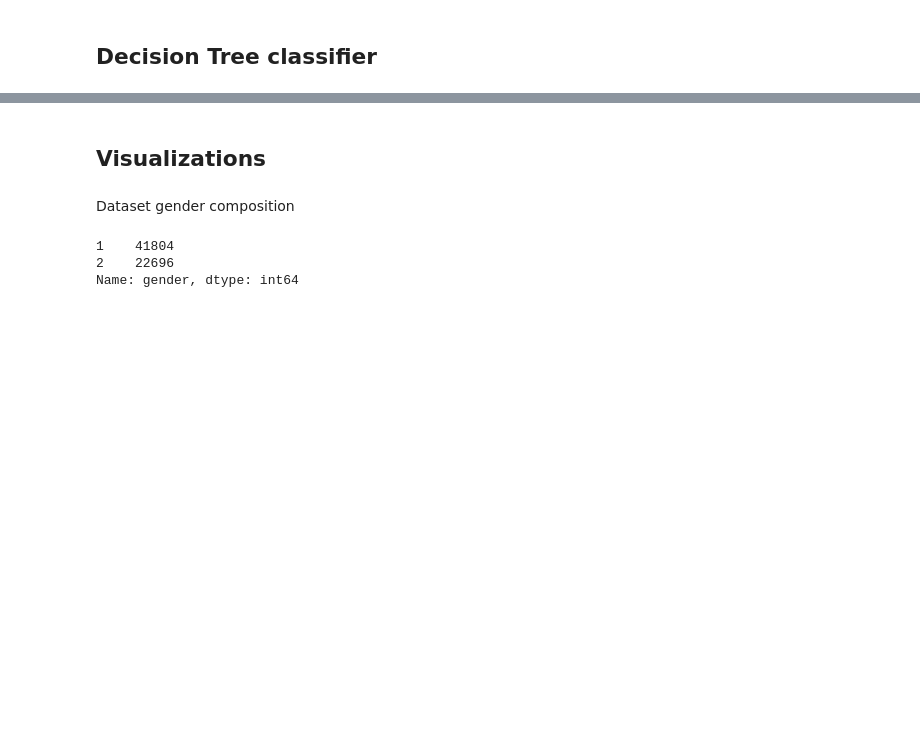
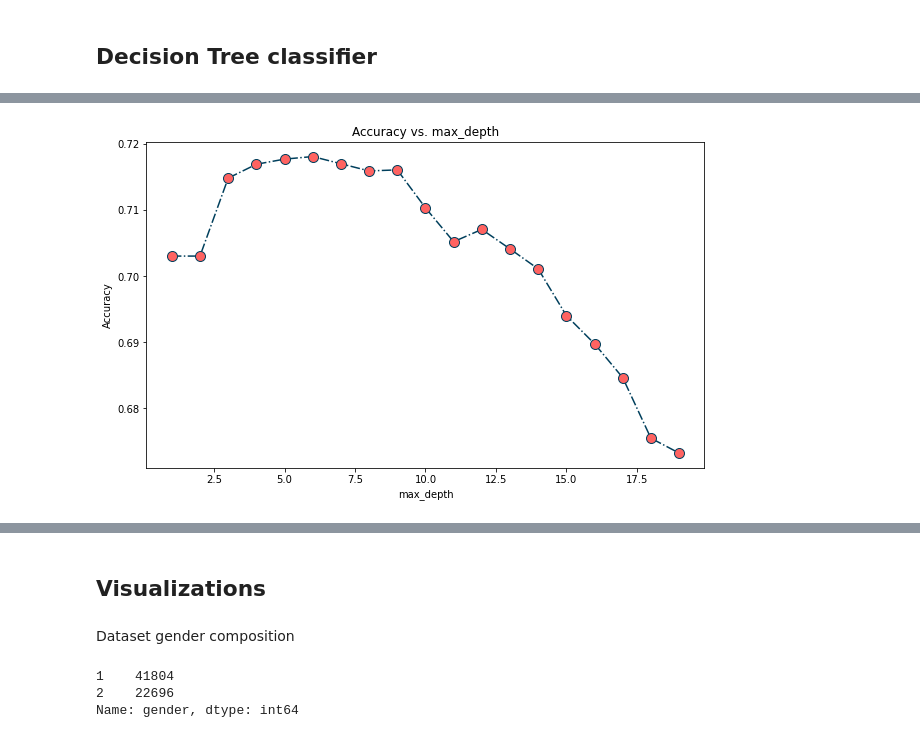
Before and after one commit to itsKarad/CVD_Predictor, a Jupyter notebook: cardiovascular_disease.ipynb, the cells around one changed output, grey strips where cells are left out. Saved outputs shown, nothing was run; the diff lists cells and outputs as text; code cells hidden in the pictures; blank space fills up the shorter version.

```diff
--- a/cardiovascular_disease.ipynb
+++ b/cardiovascular_disease.ipynb
@@ -350,0 +373,14 @@ False negatives: 2391
+# %%
+decision_accuracies = []
+decision_fn=[]
+
+from sklearn.tree import DecisionTreeClassifier
+for i in range(1,20):
+    classifier = DecisionTreeClassifier(criterion = 'entropy',  max_depth=i)
+    classifier.fit(x_train, y_train)
+    y_pred = classifier.predict(x_test)
+    cm = confusion_matrix(y_test, y_pred)
+    accuracy = accuracy_score(y_test, y_pred)
+    print("Accuracy: {}".format(accuracy * 100))
+    decision_fn.append(cm[1][0])
+    decision_accuracies.append(accuracy)
@@ -350,0 +407,10 @@ False negatives: 2391
+# %%
+import matplotlib.pyplot as plt
+plt.figure(figsize=(10,6))
+plt.plot( range(1, 20), decision_accuracies, color='#003f5c', linestyle='-.', marker='o',markersize=10, markerfacecolor='#ff6361')
+plt.title('Accuracy vs. max_depth')
+plt.xlabel('max_depth')
+plt.ylabel('Accuracy')
+plt.show()
+# %% [output]
+[figure, added]
```
Also changed, not shown: parts of 53 cells of this notebook.
